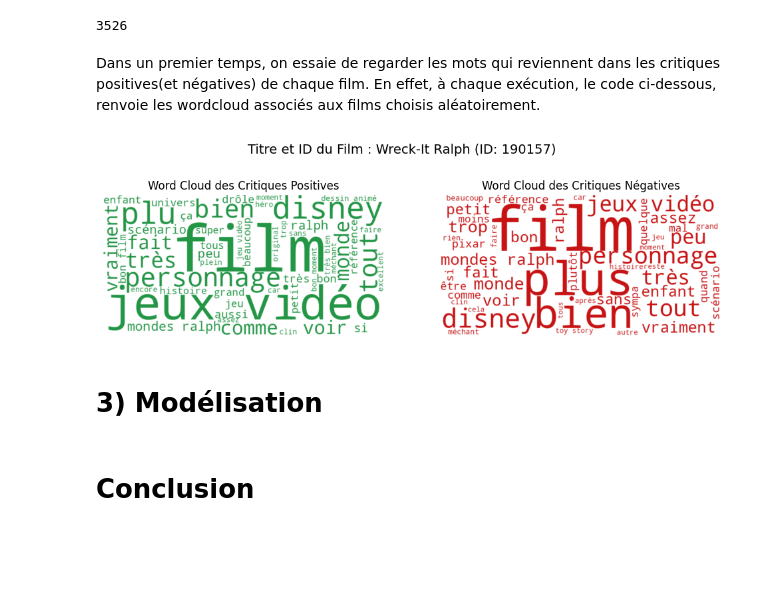
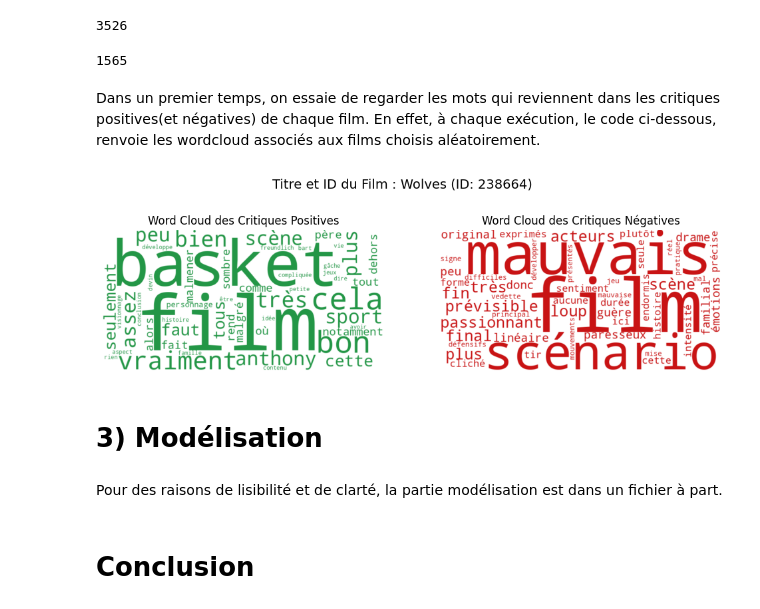
Before and after one commit to mass2330/python_ds_film, a Jupyter notebook: notebook_final.ipynb, the cells around one changed output. Saved outputs shown, nothing was run; the diff lists cells and outputs as text; code cells hidden in the pictures; blank space fills up the shorter version.

```diff
--- a/notebook_final.ipynb
+++ b/notebook_final.ipynb
@@ -1748,15 +1723,18 @@ plt.show()
+# %%
+df_critiques_modif['new_date'] = pd.to_datetime(df_critiques_modif['new_date'])
 # %%
 # Extraire l'année à partir de la colonne 'new_date'
-df_critiques['Année'] = df_critiques['new_date'].dt.year
+df_critiques_modif['Année'] = df_critiques_modif['new_date'].dt.year
 
 # Grouper par année et compter le nombre de critiques
-evolution_critiques = df_critiques.groupby('Année').size()
+evolution_critiques = df_critiques_modif.groupby('Année').size()
 
 # Créer un graphique linéaire
 fig, axes = plt.subplots(nrows=1, ncols=2, figsize=(15, 6))
 
 # Premier graphique (évolution du nombre de critiques par année)
 axes[0].plot(evolution_critiques.index, evolution_critiques.values, marker='o', linestyle='-')
+axes[0].grid(linestyle="dashed", alpha=0.5, color="black")
 axes[0].set_title('Évolution du nombre de critiques par année')
 axes[0].set_xlabel('Année')
 axes[0].set_ylabel('Nombre de critiques')
@@ -1832,5 +1947,9 @@ len(id_unique)
 # %%
 df_modified=pd.read_csv("df_modified.csv")
+# %%
+df_modified["revenue"].eq(0).sum()
+# %% [output]
+1565
 # %% [markdown]
 Dans un premier temps, on essaie de regarder les mots qui reviennent dans les critiques positives(et négatives) de chaque film. En effet, à chaque exécution, le code ci-dessous, renvoie les wordcloud associés aux films choisis aléatoirement.
 # %%
@@ -1851,36 +1970,38 @@ def darken_color(color, factor=0.8):
 wordcloud_positive = WordCloud(width=800, height=400, background_color='white', max_words=50, colormap='Greens').generate(' '.join(critiques_positives))
 
 # Assombrir la couleur dans le Word Cloud positif
 wordcloud_positive_color = wordcloud_positive.recolor(color_func=lambda *args, **kwargs: darken_color((70, 300, 140), factor=0.5))
 
 
 # Création du Word Cloud pour les critiques négatives
 wordcloud_negative = WordCloud(width=800, height=400, background_color='white', max_words=50, colormap='Reds').generate(' '.join(critiques_negatives))
 # Assombrir la couleur dans le Word Cloud négatif
 wordcloud_negative_color = wordcloud_negative.recolor(color_func=lambda *args, **kwargs: darken_color((400, 39, 40), factor=0.5))
 
 # Affichage des Word Clouds
 plt.figure(figsize=(12, 6))
 
 # Affichage du Word Cloud pour les critiques positives
 plt.subplot(1, 2, 1)
 plt.imshow(wordcloud_positive, interpolation='bilinear')
 plt.title('Word Cloud des Critiques Positives')
 plt.axis('off')
 
 # Affichage du Word Cloud pour les critiques négatives
 plt.subplot(1, 2, 2)
 plt.imshow(wordcloud_negative, interpolation='bilinear')
 plt.title('Word Cloud des Critiques Négatives')
 plt.axis('off')
 
 # Titre général en dessous des deux graphiques
-plt.suptitle(f'Titre et ID du Film : {df_modified[df_modified["id allocine"] == id_aleatoire]["Titre original"].values[0]} (ID: {id_aleatoire})', y=0.8, size=14)
+plt.suptitle(f'Titre et ID du Film : {df_modified[df_modified["id_allocine"] == id_aleatoire]["Titre original"].values[0]} (ID: {id_aleatoire})', y=0.8, size=14)
 
 plt.show()
 # %% [output]
-[figure, old version]
+[figure, new version]
 # %% [markdown]
 # 3) Modélisation
+# %% [markdown]
+Pour des raisons de lisibilité et de clarté, la partie modélisation est dans un fichier à part.
 # %% [markdown]
 # Conclusion
```
Also changed, not shown: parts of 20 cells of this notebook, 1 other file.
